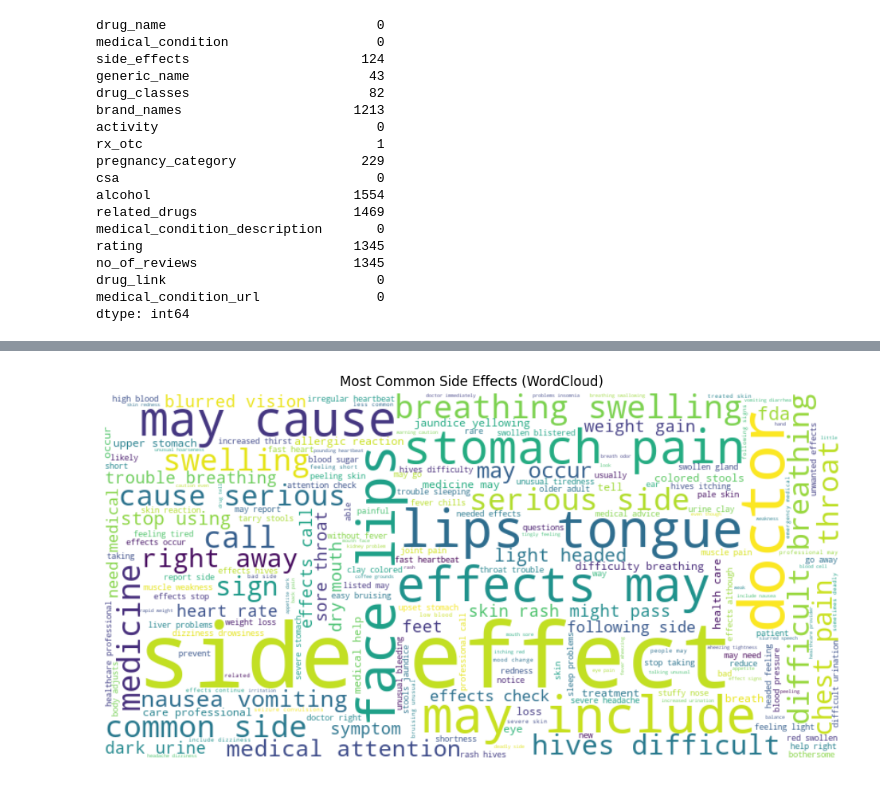
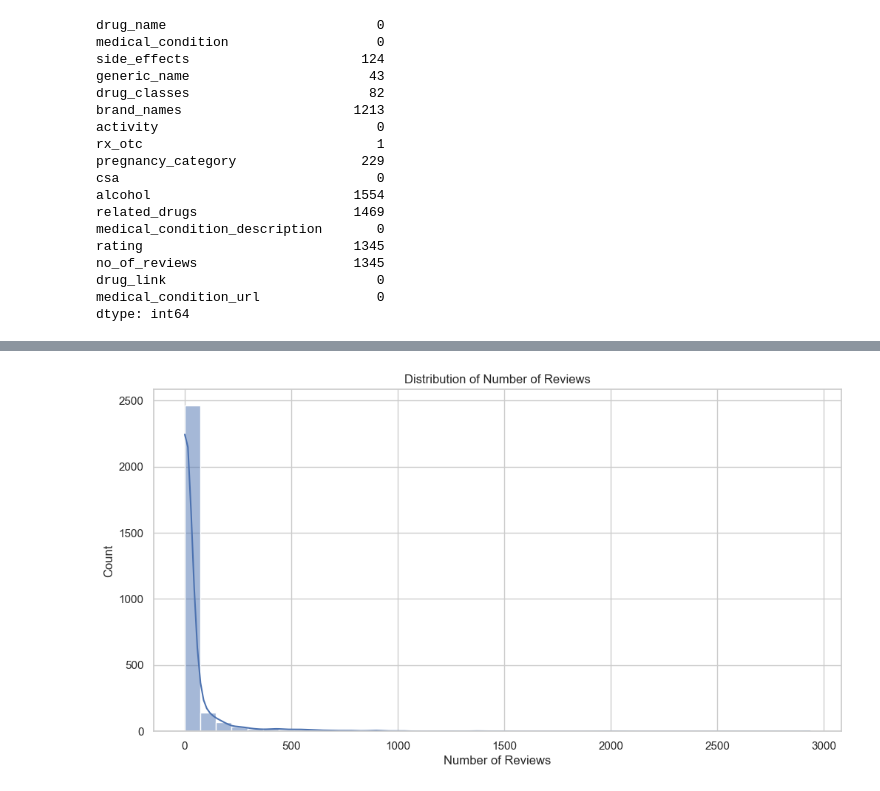
Before and after one commit to sidkachare/Drug-Recommendation-System, a Jupyter notebook: notebooks/EDA.ipynb, the cells around one changed output, grey strips where cells are left out. Saved outputs shown, nothing was run; the diff lists cells and outputs as text; code cells hidden in the pictures.

```diff
--- a/notebooks/EDA.ipynb
+++ b/notebooks/EDA.ipynb
@@ -105,13 +148,7 @@ Passing `palette` without assigning `hue` is deprecated and will be removed in v
-# %%
-#Common Side Effects
-text = " ".join(df["side_effects"].dropna())
-
-wordcloud = WordCloud(width=800, height=400, background_color="white").generate(text)
-
-plt.figure(figsize=(12,6))
-plt.imshow(wordcloud, interpolation="bilinear")
-plt.axis("off")
-plt.title("Most Common Side Effects (WordCloud)")
-plt.show()
-# %% [output]
-[figure, removed]
+# %%
+sns.histplot(df['no_of_reviews'], bins=40, kde=True)
+plt.title("Distribution of Number of Reviews")
+plt.xlabel("Number of Reviews")
+plt.show()
+# %% [output]
+[figure, added]
```
Also changed, not shown: parts of 22 cells of this notebook, 4 other files.
